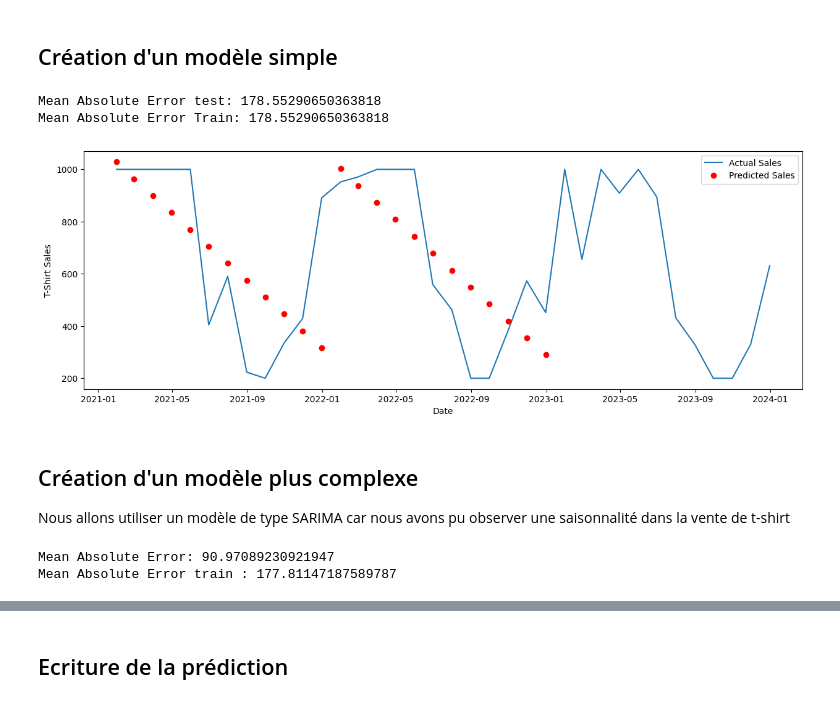
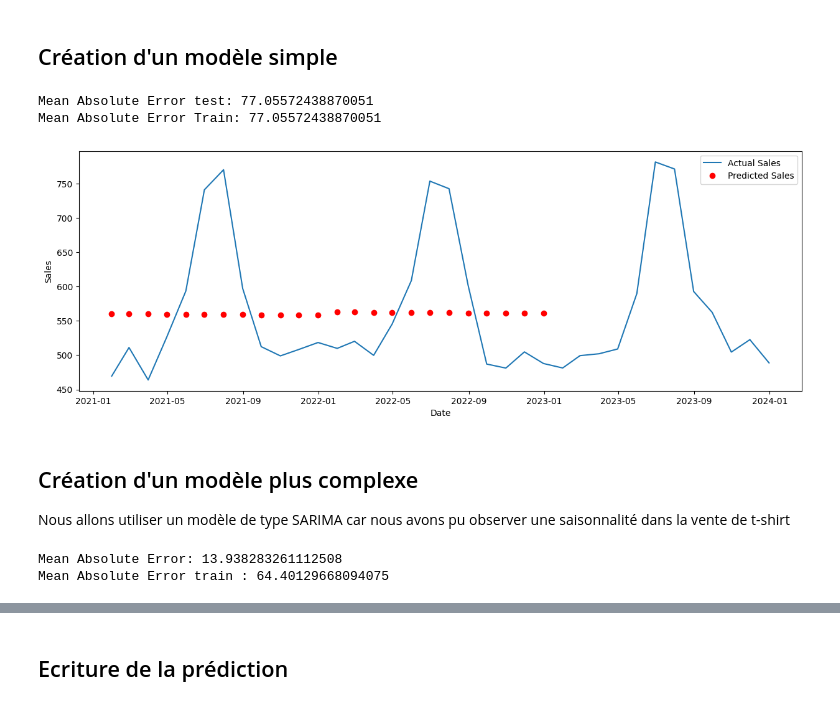
Before and after one commit to BenjaminAlleauIOD/02_demonstrateur, a Jupyter notebook: prevision/notebook_formation.ipynb, the cells around one changed output, grey strips where cells are left out. Cells and saved outputs as stored; diff of their text form; code cells hidden in the pictures.

```diff
--- a/prevision/notebook_formation.ipynb
+++ b/prevision/notebook_formation.ipynb
@@ -15,13 +20,11 @@ from statsmodels.tsa.statespace.sarimax import SARIMAX
 # %%
 # 1ere étape: Visualiser les données
 # Charger les données
-df = pd.read_csv('sales_data.csv')
+df = pd.read_csv('sales_data_boulon.csv')
 
 # Afficher les ventes des produits
 plt.figure(figsize=[20, 5])
-plt.plot(df['Date'], df['TShirt_Sales'], label='T-Shirt Sales')
-plt.plot(df['Date'], df['Pant_Sales'], label='Pant Sales')
-plt.plot(df['Date'], df['Vest_Sales'], label='Vest Sales')
+plt.plot(df['Date'], df['Sales'])
 plt.xlabel('Date',)
 plt.ylabel('Sales')
 plt.xticks(rotation=45)
@@ -46,10 +63,10 @@ test_data = df[df['Date'] >= '2023-01-01']
 
 # Diviser les données en ensembles d'entraînement et de test
 X_train = train_data[['Month', 'Year']]
-y_train = train_data['TShirt_Sales']
+y_train = train_data['Sales']
 
 X_test = train_data[['Month', 'Year']]
-y_test = train_data['TShirt_Sales']
+y_test = train_data['Sales']
 # Créer et entraîner le modèle de régression linéaire
 model = LinearRegression()
 model.fit(X_train, y_train)
@@ -67,19 +84,19 @@ print(f'Mean Absolute Error test: {mae}')
 mae_train = mean_absolute_error(y_train, y_pred_train)
 print(f'Mean Absolute Error Train: {mae_train}')
 # %% [output]
-Mean Absolute Error test: 178.55290650363818
-Mean Absolute Error Train: 178.55290650363818
+Mean Absolute Error test: 77.05572438870051
+Mean Absolute Error Train: 77.05572438870051
 # %%
 # Afficher les prédictions pour l'avenir
 plt.figure(figsize=[15, 5])
-plt.plot(df['Date'], df['TShirt_Sales'], label='Actual Sales')
+plt.plot(df['Date'], df['Sales'], label='Actual Sales')
 plt.plot(df['Date'].iloc[X_test.index], y_pred, 'ro', label='Predicted Sales')
 plt.xlabel('Date')
-plt.ylabel('T-Shirt Sales')
+plt.ylabel('Sales')
 plt.legend()
 plt.show()
 # %% [output]
-[figure, old version]
+[figure, new version]
 # %% [markdown]
 ## Création d'un modèle plus complexe
 Nous allons utiliser un modèle de type SARIMA car nous avons pu observer une saisonnalité dans la vente de t-shirt
@@ -89,9 +106,9 @@ train_data = df[df['Date'] < '2023-01-01']
 test_data = df[(df['Date'] >= '2023-01-01') & (df['Date'] < '2023-06-30')]
 valid_data = df[(df['Date'] >= '2023-06-30')]
 
-y_train = train_data['TShirt_Sales']
-y_test = test_data['TShirt_Sales']
-y_valid = valid_data['TShirt_Sales']
+y_train = train_data['Sales']
+y_test = test_data['Sales']
+y_valid = valid_data['Sales']
 
 # Créer un modèle SARIMA
 # Les hyperparamètres (p,d,q) et (P,D,Q,s) doivent être ajustés en fonction de vos données.
@@ -111,5 +128,5 @@ print(f'Mean Absolute Error: {mae}')
 mae_train = mean_absolute_error(y_train, y_pred_train)
 print(f'Mean Absolute Error train : {mae_train}')
 # %% [output]
-Mean Absolute Error: 90.97089230921947
-Mean Absolute Error train : 177.81147187589787
+Mean Absolute Error: 13.938283261112508
+Mean Absolute Error train : 64.40129668094075
```
Also changed, not shown: parts of 5 cells of this notebook, 13 other files.
